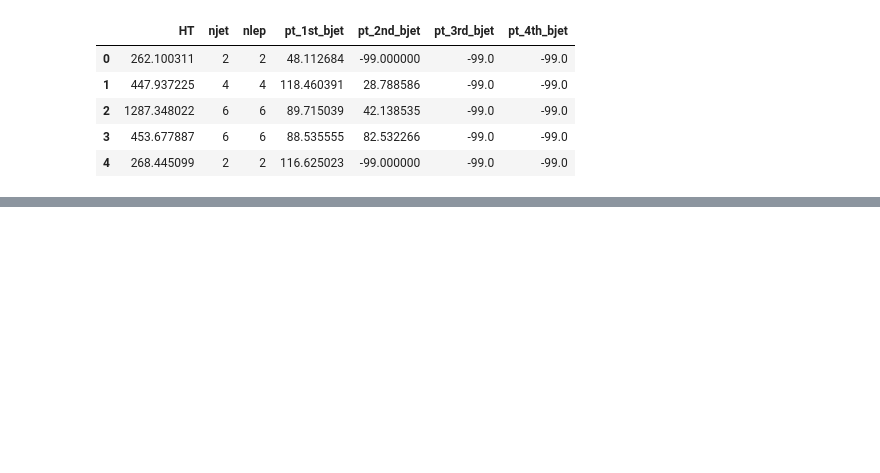
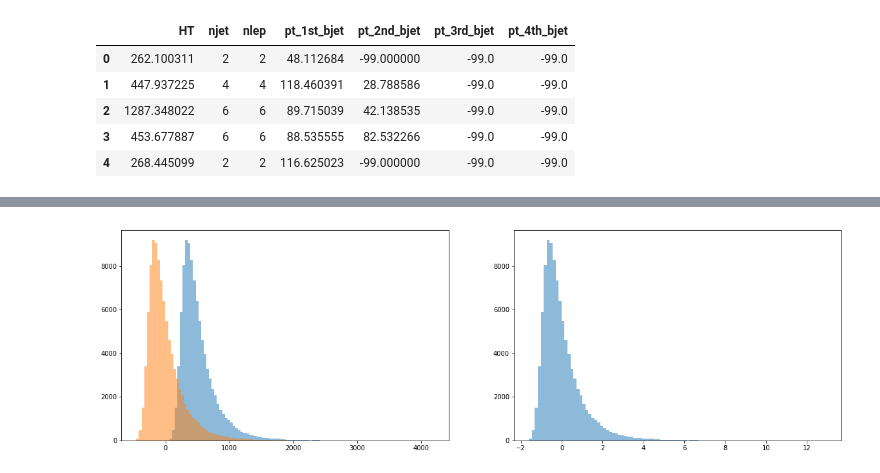
Before and after one commit to MLatCezeaux/intro_numpy, a Jupyter notebook: section1/NumpyIntroduction.ipynb, the cells around one changed output, grey strips where cells are left out. Drawn from its saved outputs; the diff is of its cells as text; code cells hidden in the pictures; blank space fills up the shorter version.

Commit message:
Adding pandas df manipulations

```diff
--- a/section1/NumpyIntroduction.ipynb
+++ b/section1/NumpyIntroduction.ipynb
@@ -425,0 +423,13 @@ ht = df['HT'].values
+# %%
+# Get a numpy arrays
+ht = df['HT'].values
+
+# Get derived quantities
+ht_mean = np.mean(ht)
+ht_rms = np.sqrt(np.mean((ht-ht_mean)**2))
+print(ht_mean, ht_rms)
+
+# Add them into the pandas dataframe
+df['HT_centered'] = ht-ht_mean
+df['HT_normalized'] = (ht-ht_mean)/ht_rms
+df.head()
@@ -425,0 +444,11 @@ ht = df['HT'].values
+# %%
+plt.figure(figsize=(20, 6))
+
+plt.subplot(121)
+ax = plt.hist(df['HT'], bins=100, alpha=0.5)
+ax = plt.hist(df['HT_centered'], bins=100, alpha=0.5)
+
+plt.subplot(122)
+ax = plt.hist(df['HT_normalized'], bins=100, alpha=0.5)
+# %% [output]
+[figure, added]
```
Also changed, not shown: parts of 17 cells of this notebook.
